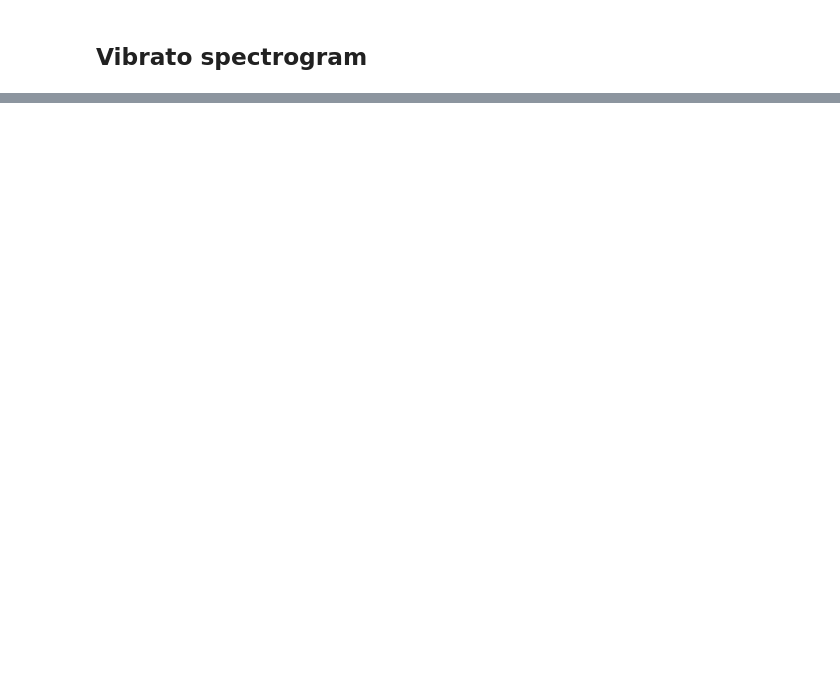
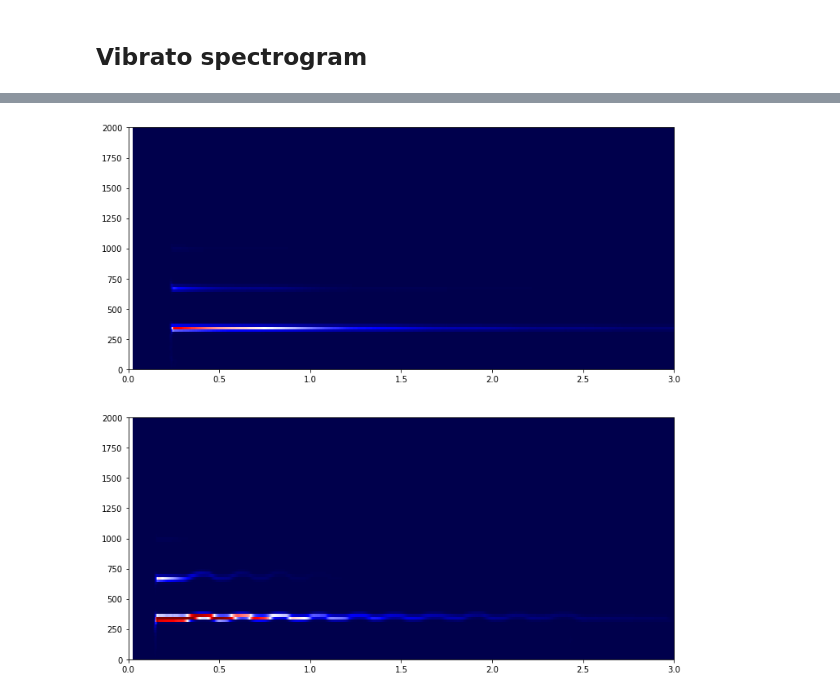
Before and after one commit to spirit11/wave_modulations, a Jupyter notebook: wavefile.ipynb, the cells around one changed output, grey strips where cells are left out. Drawn from its saved outputs; the diff is of its cells as text; code cells hidden in the pictures; blank space fills up the shorter version.

```diff
--- a/wavefile.ipynb
+++ b/wavefile.ipynb
@@ -92,0 +94,19 @@ plt.show()
+# %%
+def plotspecgram(signal, vmax=35, plt=plt):
+    f,t,s=spectrogram(signal,fs=framerate,nperseg=2000, noverlap=1900,window='blackman')
+
+    s_log=np.log(s)
+
+    plt.imshow(s,extent=[min(t),max(t),min(f),max(f)],origin='xy',aspect='auto', vmax=vmax, cmap='seismic')
+
+    plt.set_xlim(0, 3)
+    plt.set_ylim(0, 2000)
+# %%
+@ipywidgets.interact()
+def plot(vmax=(100000,10000000)):
+    f,ax=plt.subplots(2,1,figsize=(12,12))
+    plotspecgram(pure, vmax, ax[0])
+    plotspecgram(vibrato, vmax, ax[1])
+    plt.show()
+# %% [output]
+[figure, added]
```
Also changed, not shown: parts of 5 cells of this notebook.
